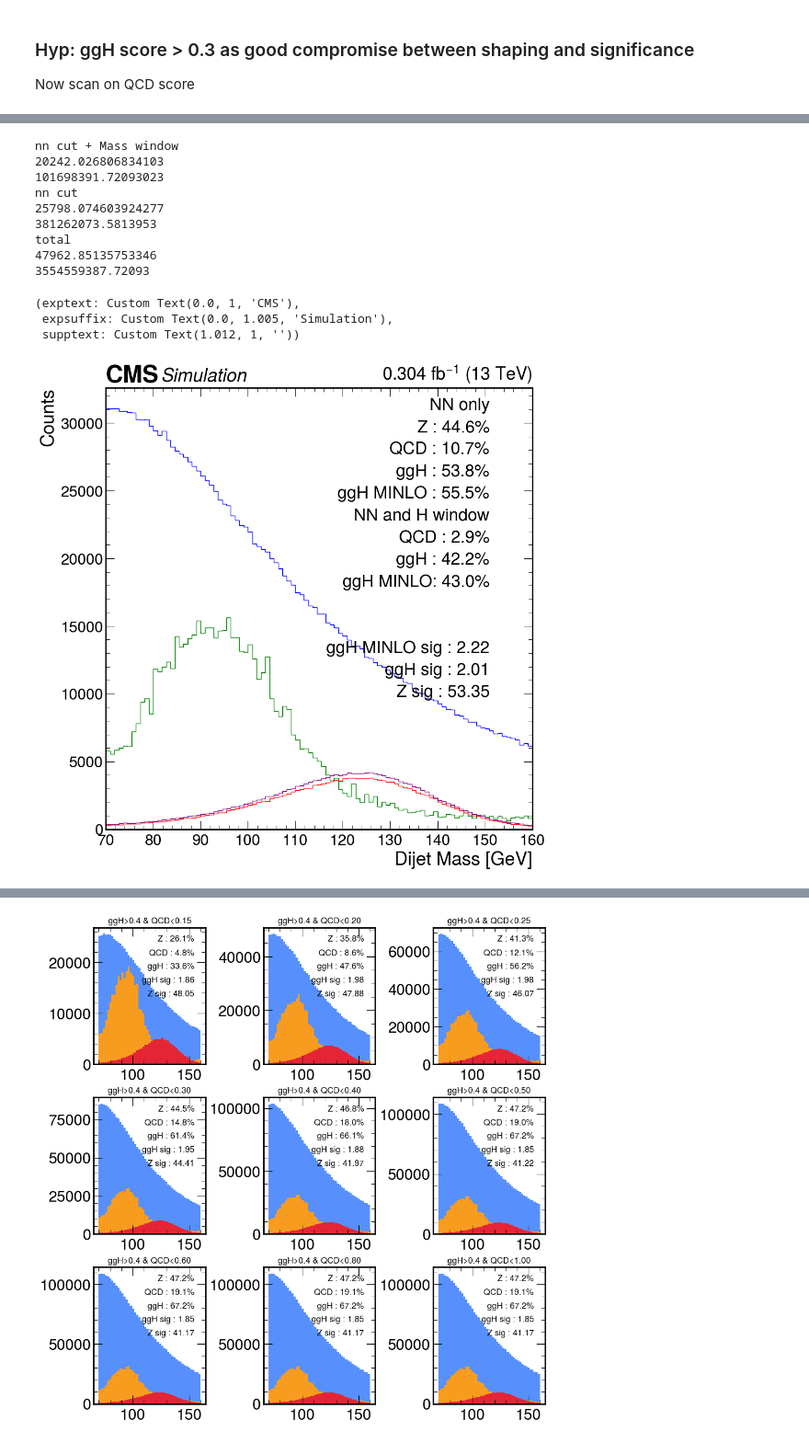
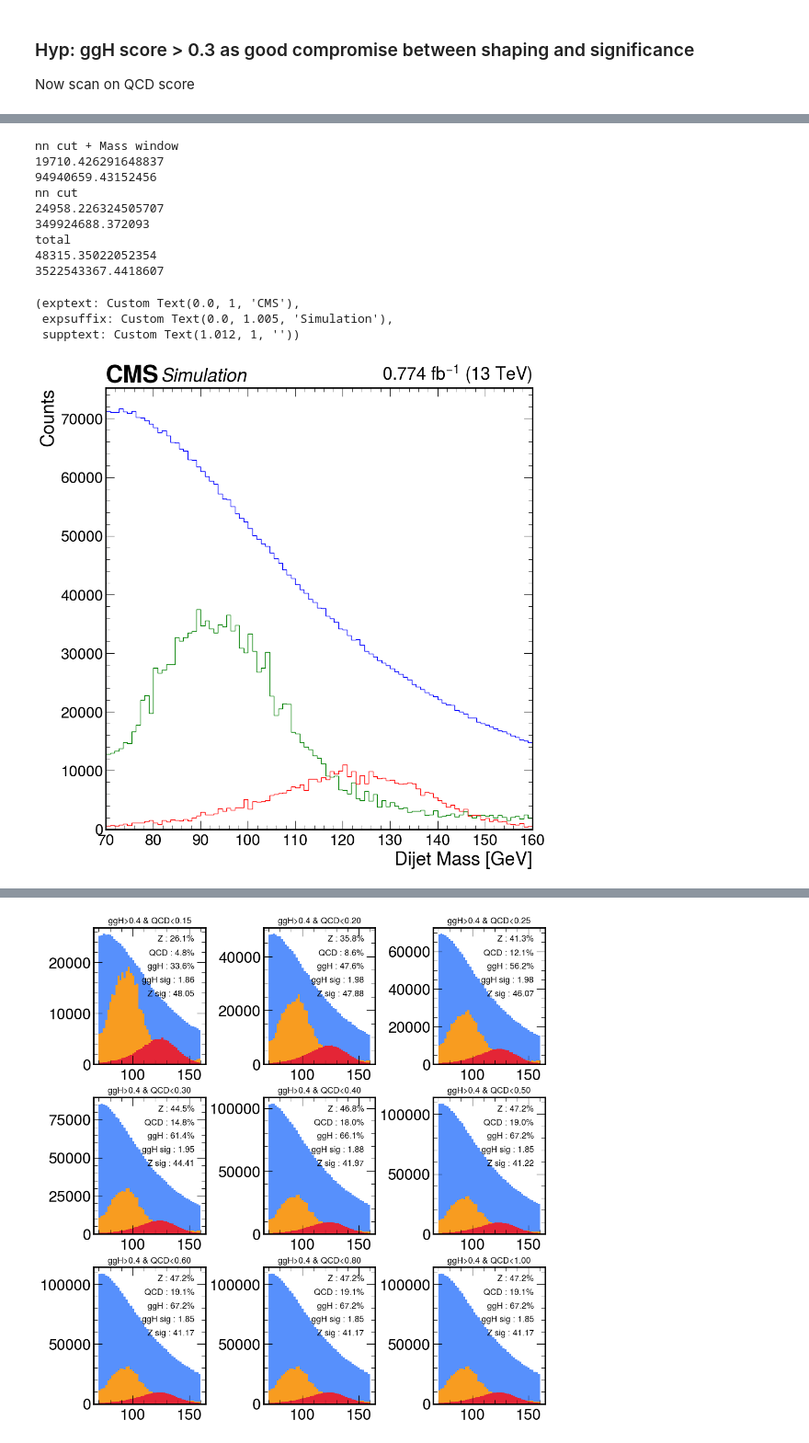
Before and after one commit to giovannicelotto/ggHbb, a Jupyter notebook: NN/cutOnPredictionsHiggs.ipynb, the cells around one changed output, grey strips where cells are left out. Shown at 92% size. Drawn from its saved outputs; the diff is of its cells as text; code cells hidden in the pictures.

```diff
--- a/NN/cutOnPredictionsHiggs.ipynb
+++ b/NN/cutOnPredictionsHiggs.ipynb
@@ -13,8 +15,8 @@ from applyMultiClass_Hpeak import getPredictions, splitPtFunc
 # %%
-pTClass, nReal, nMC = 0, 400, -1
+pTClass, nReal, nMC = 0, 100, -1
 paths = [
             "/pnfs/psi.ch/cms/trivcat/store/user/gcelotto/bb_ntuples/flatForGluGluHToBB/Data1A/others",
-            "/pnfs/psi.ch/cms/trivcat/store/user/gcelotto/bb_ntuples/flatForGluGluHToBB/GluGluHToBB/others",
+            "/pnfs/psi.ch/cms/trivcat/store/user/gcelotto/bb_ntuples/flatForGluGluHToBB/GluGluHToBB",
             "/pnfs/psi.ch/cms/trivcat/store/user/gcelotto/bb_ntuples/flatForGluGluHToBB/MINLOGluGluHToBB",
             "/pnfs/psi.ch/cms/trivcat/store/user/gcelotto/bb_ntuples/flatForGluGluHToBB/ZJets/ZJetsToQQ_HT-100to200",
             "/pnfs/psi.ch/cms/trivcat/store/user/gcelotto/bb_ntuples/flatForGluGluHToBB/ZJets/ZJetsToQQ_HT-200to400",
@@ -46,13 +48,12 @@ for isMC in isMCList:
 
 # load the files where the prediction is available
 
-dfs, numEventsList, fileNumberList = loadMultiParquet(paths=paths, nReal=nReal, nMC=nMC, columns=['sf', 'dijet_mass', 'dijet_pt', 'jet1_pt', 'jet2_pt','jet1_mass', 'jet2_mass', 'jet1_eta', 'jet2_eta', 'jet1_qgl', 'jet2_qgl', 'dijet_dR', 'dijet_dPhi', 'jet3_mass', 'jet3_qgl'], returnNumEventsTotal=True, selectFileNumberList=fileNumberList, returnFileNumberList=True)
+dfs, numEventsList, fileNumberList = loadMultiParquet(paths=paths, nReal=nReal, nMC=nMC, columns=['sf', 'dijet_mass', 'dijet_pt', 'jet1_pt', 'jet2_pt','jet1_mass', 'jet2_mass', 'jet1_eta', 'jet2_eta', 'jet1_qgl', 'jet2_qgl', 'dijet_dR', 'dijet_dPhi', 'jet3_mass', 'jet3_qgl', 'Pileup_nTrueInt'], returnNumEventsTotal=True, selectFileNumberList=fileNumberList, returnFileNumberList=True)
 pTmin, pTmax, suffix = [[0,-1,'inclusive'], [0, 30, 'lowPt'], [30, 100, 'mediumPt'], [100, -1, 'highPt']][pTClass]
-
 lengthPreCut = []
 for df in dfs:
     lengthPreCut.append(len(df))
-dfs = preprocessMultiClass(dfs, pTmin, pTmax, suffix)   # get the dfs with the cut in the pt class
+dfs = preprocessMultiClass(dfs, leptonClass=None, pTmin=pTmin, pTmax=pTmax, suffix=suffix)   # get the dfs with the cut in the pt class
 for idx, df in enumerate(dfs):
     print(len(df)/lengthPreCut[idx])
 # %% [output]
@@ -454,53 +480,54 @@ mask_H = (YPred_H[:,1]>maxt_H) & (YPred_H[:,0]<maxt_qcd)
 mask_HMINLO = (YPred_HMINLO[:,1]>maxt_H) & (YPred_HMINLO[:,0]<maxt_qcd)
 mask_Z = (YPred_Z[:,1]>maxt_H) & (YPred_Z[:,0]<maxt_qcd)
 ax.hist(dfs[0].dijet_mass[mask_data],   bins=bins,   histtype=u'step',    weights = dfs[0].sf[mask_data], color='blue')[0]
 ax.hist(dfs[3].dijet_mass[mask_Z],      bins=bins,   histtype=u'step',    weights = W_Z[mask_Z]*100, color='green')[0]
 ax.hist(dfs[1].dijet_mass[mask_H],      bins=bins,   histtype=u'step',    weights = W_H[mask_H]*1000, color='red')[0]
-ax.hist(dfs[2].dijet_mass[mask_HMINLO],      bins=bins,   histtype=u'step',    weights = W_HMINLO[mask_HMINLO]*1000, color='purple')[0]
+#ax.hist(dfs[2].dijet_mass[mask_HMINLO],      bins=bins,   histtype=u'step',    weights = W_HMINLO[mask_HMINLO]*1000, color='purple')[0]
 
-ax.text(x=0.9, y=0.95, s="NN only", transform=ax.transAxes, fontsize=24, ha='right')
-ax.text(x=0.9, y=0.9, s="Z : %.1f%%"%(np.sum(W_Z[mask_Z])/np.sum(W_Z)*100), transform=ax.transAxes, fontsize=24, ha='right')
-ax.text(x=0.9, y=0.85, s="QCD : %.1f%%"%(dfs[0].sf[mask_data].sum()/dfs[0].sf.sum()*100), transform=ax.transAxes, fontsize=24, ha='right')
-ax.text(x=0.9, y=0.8, s="ggH : %.1f%%"%(dfs[1].sf[mask_H].sum()/dfs[1].sf.sum()*100), transform=ax.transAxes, fontsize=24, ha='right')
-ax.text(x=0.9, y=0.75, s="ggH MINLO : %.1f%%"%(dfs[2].sf[mask_HMINLO].sum()/dfs[2].sf.sum()*100), transform=ax.transAxes, fontsize=24, ha='right')
+#ax.text(x=0.9, y=0.95, s="NN only", transform=ax.transAxes, fontsize=24, ha='right')
+#ax.text(x=0.9, y=0.9, s="Z : %.1f%%"%(np.sum(W_Z[mask_Z])/np.sum(W_Z)*100), transform=ax.transAxes, fontsize=24, ha='right')
+#ax.text(x=0.9, y=0.85, s="QCD : %.1f%%"%(dfs[0].sf[mask_data].sum()/dfs[0].sf.sum()*100), transform=ax.transAxes, fontsize=24, ha='right')
+#ax.text(x=0.9, y=0.8, s="ggH : %.1f%%"%(dfs[1].sf[mask_H].sum()/dfs[1].sf.sum()*100), transform=ax.transAxes, fontsize=24, ha='right')
+#ax.text(x=0.9, y=0.75, s="ggH MINLO : %.1f%%"%(dfs[2].sf[mask_HMINLO].sum()/dfs[2].sf.sum()*100), transform=ax.transAxes, fontsize=24, ha='right')
 
-ax.text(x=0.9, y=0.7, s="NN and H window", transform=ax.transAxes, fontsize=24, ha='right')
-ax.text(x=0.9, y=0.65, s="QCD : %.1f%%"%(dfs[0].sf[(mask_data) & (massWindowH_data)].sum()/dfs[0].sf.sum()*100), transform=ax.transAxes, fontsize=24, ha='right')
-ax.text(x=0.9, y=0.6, s="ggH : %.1f%%"%(dfs[1].sf[(mask_H) & (massWindowH_H)].sum()/dfs[1].sf.sum()*100), transform=ax.transAxes, fontsize=24, ha='right')
-ax.text(x=0.9, y=0.55, s="ggH MINLO: %.1f%%"%(dfs[2].sf[(mask_HMINLO) & (massWindowH_HMINLO)].sum()/dfs[2].sf.sum()*100), transform=ax.transAxes, fontsize=24, ha='right')
+#ax.text(x=0.9, y=0.7, s="NN and H window", transform=ax.transAxes, fontsize=24, ha='right')
+#ax.text(x=0.9, y=0.65, s="QCD : %.1f%%"%(dfs[0].sf[(mask_data) & (massWindowH_data)].sum()/dfs[0].sf.sum()*100), transform=ax.transAxes, fontsize=24, ha='right')
+#ax.text(x=0.9, y=0.6, s="ggH : %.1f%%"%(dfs[1].sf[(mask_H) & (massWindowH_H)].sum()/dfs[1].sf.sum()*100), transform=ax.transAxes, fontsize=24, ha='right')
+#ax.text(x=0.9, y=0.55, s="ggH MINLO: %.1f%%"%(dfs[2].sf[(mask_HMINLO) & (massWindowH_HMINLO)].sum()/dfs[2].sf.sum()*100), transform=ax.transAxes, fontsize=24, ha='right')
 
-ax.text(x=0.9, y=0.4, s="ggH MINLO sig : %.2f"%(np.sum(W_HMINLO[(mask_HMINLO) & (massWindowH_HMINLO)])/np.sqrt(dfs[0][(mask_data) & (massWindowH_data)].sf.sum()) *np.sqrt(41.6/0.774*1017/nReal)), transform=ax.transAxes, fontsize=24, ha='right')
-ax.text(x=0.9, y=0.35, s="ggH sig : %.2f"%(np.sum(W_H[(mask_H) & (massWindowH_H)])/np.sqrt(dfs[0][(mask_data) & (massWindowH_data)].sf.sum()) *np.sqrt(41.6/0.774*1017/nReal)), transform=ax.transAxes, fontsize=24, ha='right')
-ax.text(x=0.9, y=0.3, s="Z sig : %.2f"%(np.sum(W_Z[(mask_Z) & (massWindowZ_Z)])/np.sqrt(dfs[0][(mask_data) & (massWindowZ_data)].sf.sum()) *np.sqrt(41.6/0.774*1017/nReal)), transform=ax.transAxes, fontsize=24, ha='right')
+#ax.text(x=0.9, y=0.4, s="ggH MINLO sig : %.2f"%(np.sum(W_HMINLO[(mask_HMINLO) & (massWindowH_HMINLO)])/np.sqrt(dfs[0][(mask_data) & (massWindowH_data)].sf.sum()) *np.sqrt(41.6/0.774*1017/nReal)), transform=ax.transAxes, fontsize=24, ha='right')
+#ax.text(x=0.9, y=0.35, s="ggH sig : %.2f"%(np.sum(W_H[(mask_H) & (massWindowH_H)])/np.sqrt(dfs[0][(mask_data) & (massWindowH_data)].sf.sum()) *np.sqrt(41.6/0.774*1017/nReal)), transform=ax.transAxes, fontsize=24, ha='right')
+#ax.text(x=0.9, y=0.3, s="Z sig : %.2f"%(np.sum(W_Z[(mask_Z) & (massWindowZ_Z)])/np.sqrt(dfs[0][(mask_data) & (massWindowZ_data)].sf.sum()) *np.sqrt(41.6/0.774*1017/nReal)), transform=ax.transAxes, fontsize=24, ha='right')
 ax.set_xlabel("Dijet Mass [GeV]")
 ax.set_ylabel("Counts")
 ax.set_xlim(bins[0], bins[-1])
 print("nn cut + Mass window")
+#W_H = dfs[1].sf*getXSectionBR()/numEventsList[1]*nReal*0.774/1017*1000
 print(W_H[(mask_H) & (massWindowH_H)].sum()*41.6/0.774*1017/nReal)
 print(dfs[0][(mask_data) & (massWindowH_data)].sf.sum()*41.6/0.774*1017/nReal)
 print("nn cut")
 print(W_H[(mask_H) ].sum()*41.6/0.774*1017/nReal)
 print(dfs[0][(mask_data)].sf.sum()*41.6/0.774*1017/nReal)
 print("total")
 print(W_H.sum()*41.6/0.774*1017/nReal)
 print(dfs[0].sf.sum()*41.6/0.774*1017/nReal)
 #ax.set_title("ggH Score > : %.2f"%(0.34), fontsize=12)
 
 hep.cms.label(lumi=np.round(nReal/1017*0.774, 3))
 # %% [output]
 nn cut + Mass window
-20242.026806834103
-101698391.72093023
+19710.426291648837
+94940659.43152456
 nn cut
-25798.074603924277
-381262073.5813953
+24958.226324505707
+349924688.372093
 total
-47962.85135753346
-3554559387.72093
+48315.35022052354
+3522543367.4418607
 (exptext: Custom Text(0.0, 1, 'CMS'),
  expsuffix: Custom Text(0.0, 1.005, 'Simulation'),
  supptext: Custom Text(1.012, 1, ''))
-[figure, old version]
+[figure, new version]
 # %%
 
 fig, ax = plt.subplots(1, 1, figsize=(10, 10), constrained_layout=True)
```
Also changed, not shown: parts of 6 cells of this notebook, 3 other files.
